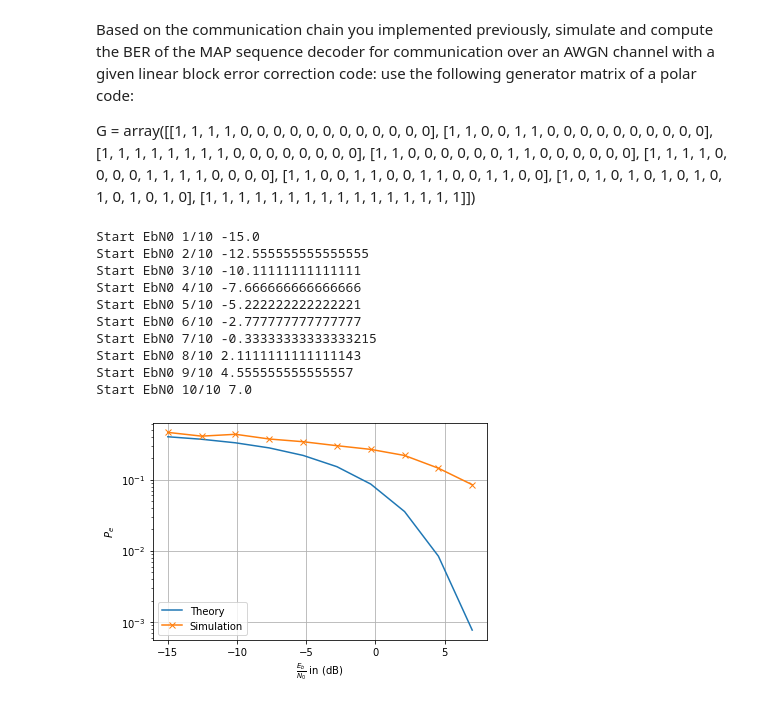
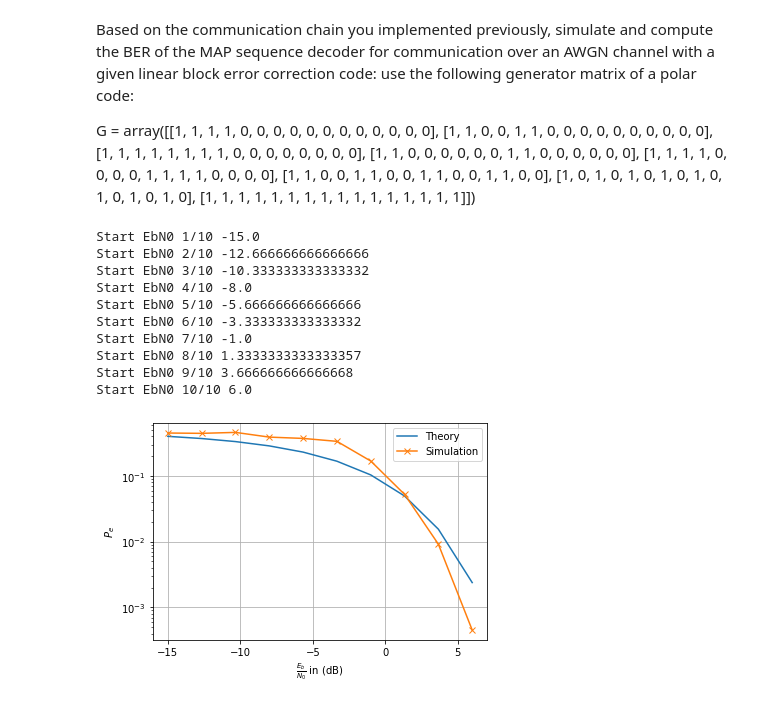
Before and after one commit to graille/ITR315-deep-telecom, a Jupyter notebook: 2- MAP APP and ML.ipynb, the cells around one changed output. Cells and saved outputs as stored; diff of their text form; code cells hidden in the pictures.

```diff
--- a/2- MAP APP and ML.ipynb
+++ b/2- MAP APP and ML.ipynb
@@ -240,42 +240,42 @@ from src.utils import ber_performance, get_basic_channel_fct, show_ber
 
 # Configuration
 MODULATION = 'BPSK'
-EbN0dBs = np.linspace(-15, 7, 10)
+EbN0dBs = np.linspace(-15, 6, 10)
 G = np.array([[1, 1, 1, 1, 0, 0, 0, 0, 0, 0, 0, 0, 0, 0, 0, 0],
               [1, 1, 0, 0, 1, 1, 0, 0, 0, 0, 0, 0, 0, 0, 0, 0],
               [1, 1, 1, 1, 1, 1, 1, 1, 0, 0, 0, 0, 0, 0, 0, 0],
               [1, 1, 0, 0, 0, 0, 0, 0, 1, 1, 0, 0, 0, 0, 0, 0],
               [1, 1, 1, 1, 0, 0, 0, 0, 1, 1, 1, 1, 0, 0, 0, 0],
               [1, 1, 0, 0, 1, 1, 0, 0, 1, 1, 0, 0, 1, 1, 0, 0],
               [1, 0, 1, 0, 1, 0, 1, 0, 1, 0, 1, 0, 1, 0, 1, 0],
               [1, 1, 1, 1, 1, 1, 1, 1, 1, 1, 1, 1, 1, 1, 1, 1]])
 
 # Initialization
 transmitter = Transmitter(MODULATION, G)
 channel = AWGNChannel(MODULATION, G)
 receiver = Receiver(MODULATION, G, ReceiverMode.MAP)
 
 if __name__ == '__main__':
     BER = ber_performance(
         EbN0dBs,
         get_basic_channel_fct(transmitter, channel, receiver),
         np.size(G, 0) * 100,
-        100
+        20
     )
 
     # Plot results
     plt.figure()
     show_ber(MODULATION, EbN0dBs, BER)
     plt.show()
 # %% [output]
 Start EbN0 1/10 -15.0
-Start EbN0 2/10 -12.555555555555555
-Start EbN0 3/10 -10.11111111111111
-Start EbN0 4/10 -7.666666666666666
-Start EbN0 5/10 -5.222222222222221
-Start EbN0 6/10 -2.777777777777777
-Start EbN0 7/10 -0.33333333333333215
-Start EbN0 8/10 2.1111111111111143
-Start EbN0 9/10 4.555555555555557
-Start EbN0 10/10 7.0
+Start EbN0 2/10 -12.666666666666666
+Start EbN0 3/10 -10.333333333333332
+Start EbN0 4/10 -8.0
+Start EbN0 5/10 -5.666666666666666
+Start EbN0 6/10 -3.333333333333332
+Start EbN0 7/10 -1.0
+Start EbN0 8/10 1.3333333333333357
+Start EbN0 9/10 3.666666666666668
+Start EbN0 10/10 6.0
-[figure, old version]
+[figure, new version]
```
Also changed, not shown: 3 other files.
